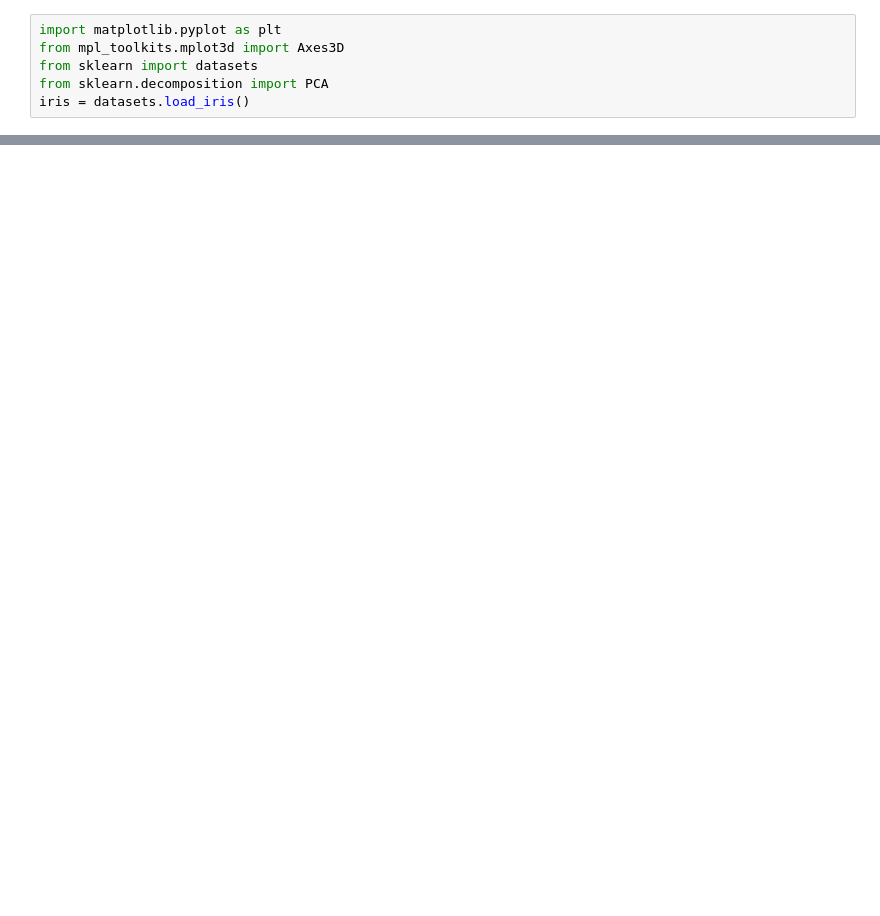
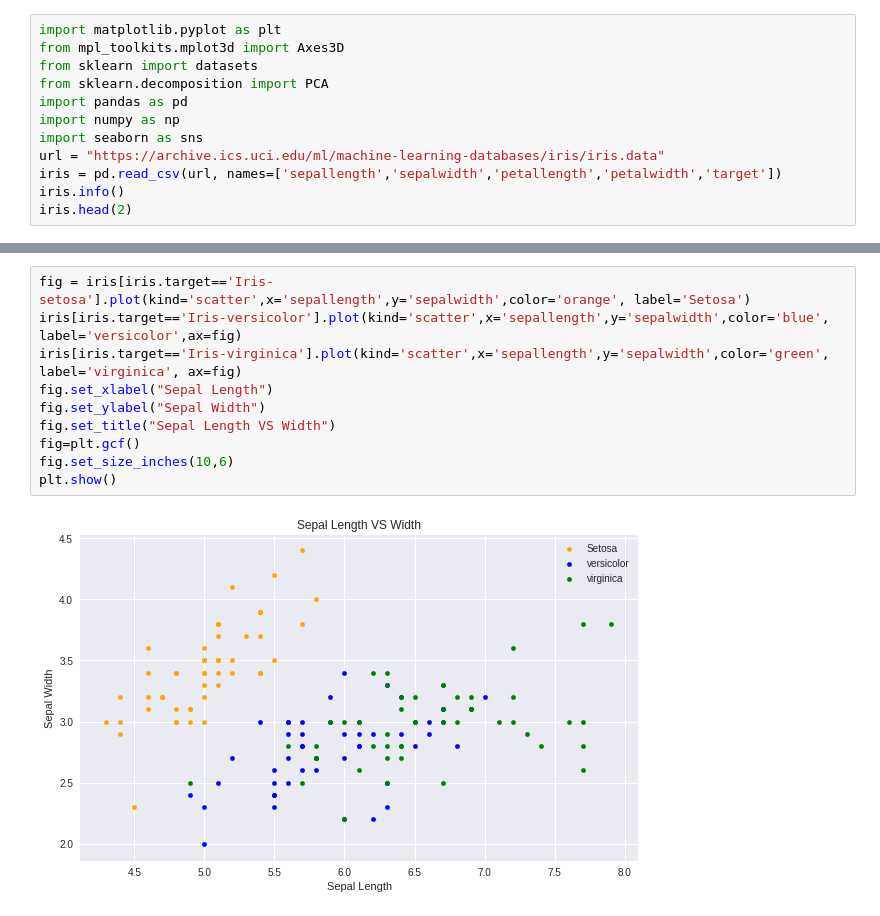
Before and after one commit to RoPrince/Datahack_shenanigans, a Jupyter notebook: Iris_Classification.ipynb, the cells around one changed output, grey strips where cells are left out. Cells and saved outputs as stored; diff of their text form; blank space fills up the shorter version.

```diff
--- a/Iris_Classification.ipynb
+++ b/Iris_Classification.ipynb
@@ -5,4 +5,10 @@ import matplotlib.pyplot as plt
 from mpl_toolkits.mplot3d import Axes3D
 from sklearn import datasets
 from sklearn.decomposition import PCA
-iris = datasets.load_iris()
+import pandas as pd
+import numpy as np
+import seaborn as sns
+url = "https://archive.ics.uci.edu/ml/machine-learning-databases/iris/iris.data"
+iris = pd.read_csv(url, names=['sepallength','sepalwidth','petallength','petalwidth','target'])
+iris.info()
+iris.head(2)
@@ -50,0 +15,12 @@ plt.show()
+# %%
+fig = iris[iris.target=='Iris-setosa'].plot(kind='scatter',x='sepallength',y='sepalwidth',color='orange', label='Setosa')
+iris[iris.target=='Iris-versicolor'].plot(kind='scatter',x='sepallength',y='sepalwidth',color='blue', label='versicolor',ax=fig)
+iris[iris.target=='Iris-virginica'].plot(kind='scatter',x='sepallength',y='sepalwidth',color='green', label='virginica', ax=fig)
+fig.set_xlabel("Sepal Length")
+fig.set_ylabel("Sepal Width")
+fig.set_title("Sepal Length VS Width")
+fig=plt.gcf()
+fig.set_size_inches(10,6)
+plt.show()
+# %% [output]
+[figure, added]
```
Also changed, not shown: parts of 14 cells of this notebook.
